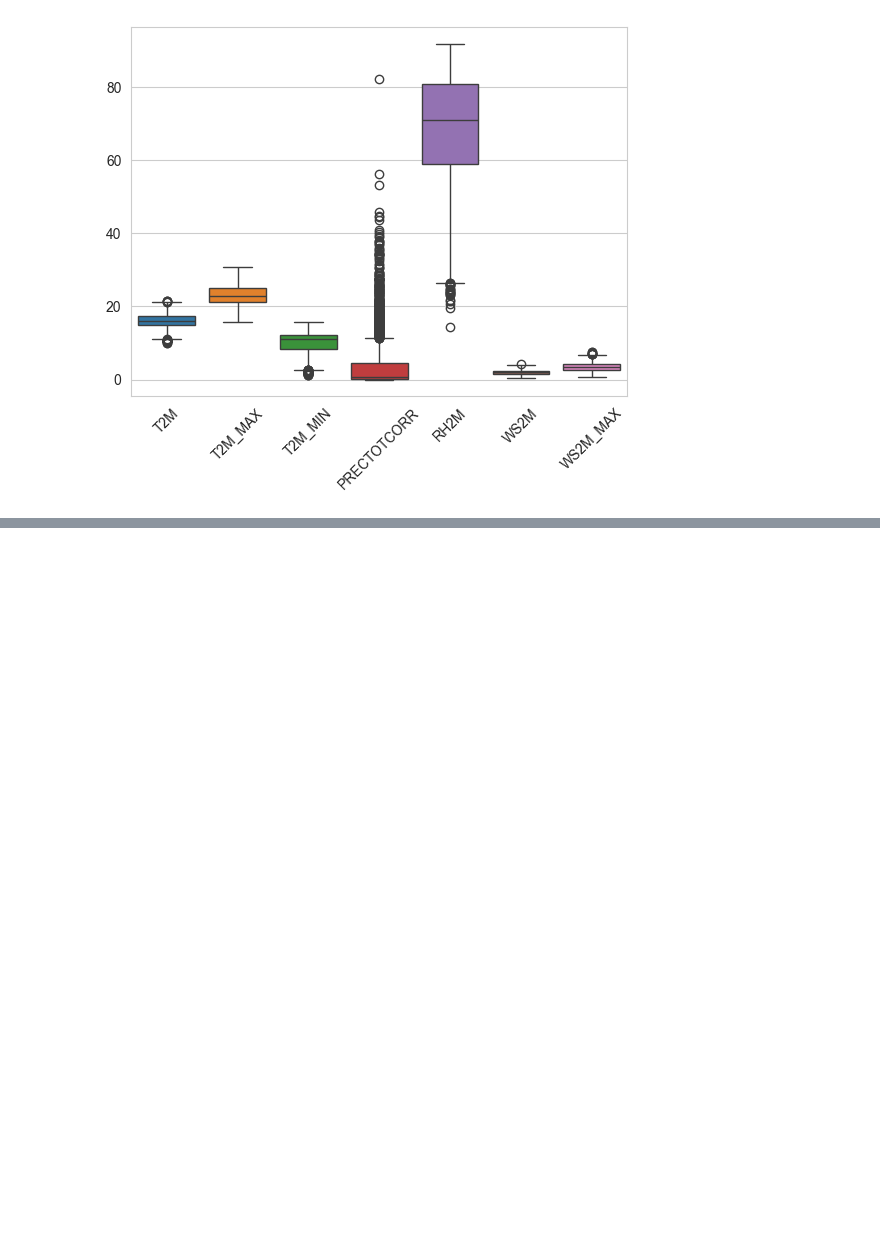
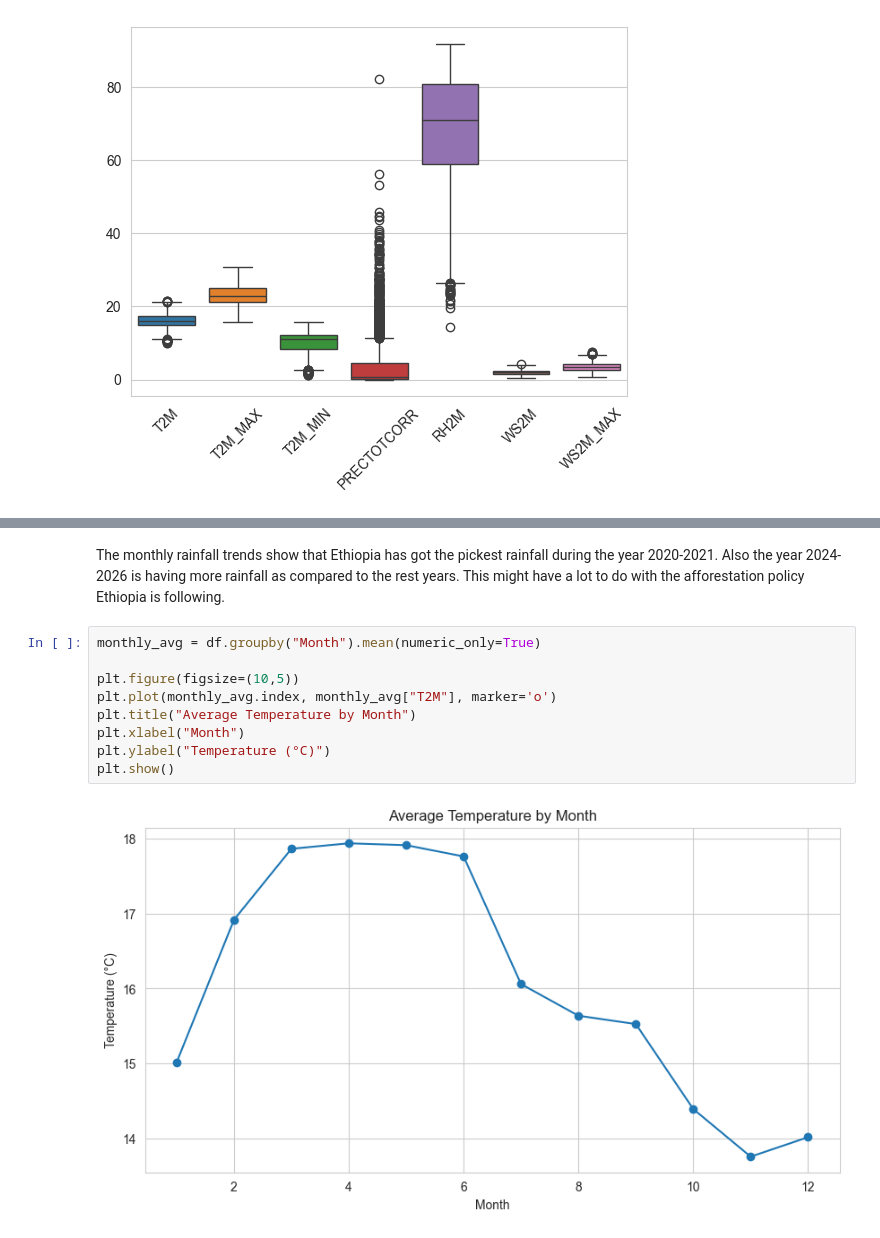
Before and after one commit to hiwiy/climate-challenge-week0, a Jupyter notebook: notebooks/ethiopia_eda.ipynb, the cells around one changed output, grey strips where cells are left out. Cells and saved outputs as stored; diff of their text form; blank space fills up the shorter version.

```diff
--- a/notebooks/ethiopia_eda.ipynb
+++ b/notebooks/ethiopia_eda.ipynb
@@ -344,0 +381,13 @@ plt.show()
+# %% [markdown]
+The monthly rainfall trends show that Ethiopia has got the pickest rainfall during the year 2020-2021. Also the year 2024- 2026 is having more rainfall as compared to the rest years. This might have a lot to do with the afforestation policy Ethiopia is following.
+# %%
+monthly_avg = df.groupby("Month").mean(numeric_only=True)
+
+plt.figure(figsize=(10,5))
+plt.plot(monthly_avg.index, monthly_avg["T2M"], marker='o')
+plt.title("Average Temperature by Month")
+plt.xlabel("Month")
+plt.ylabel("Temperature (°C)")
+plt.show()
+# %% [output]
+[figure, added]
```
Also changed, not shown: parts of 13 cells of this notebook.
